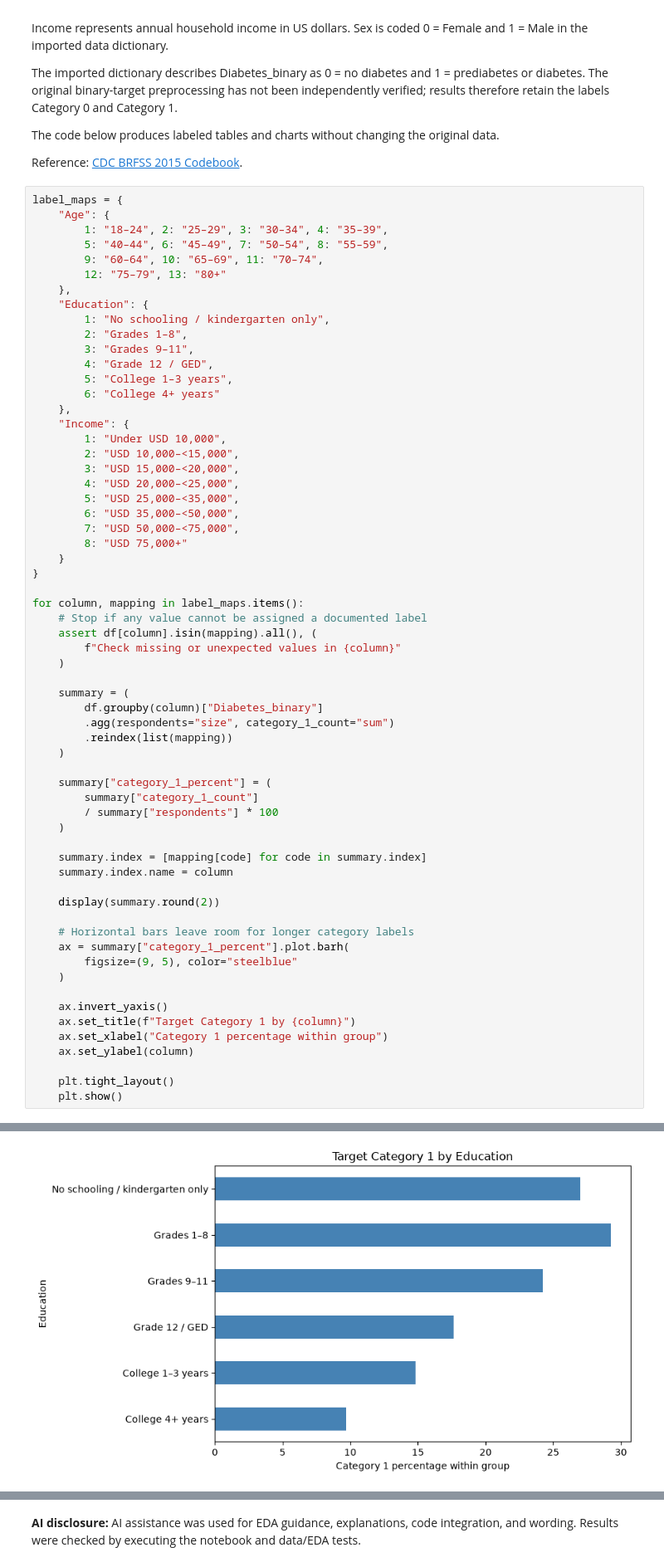
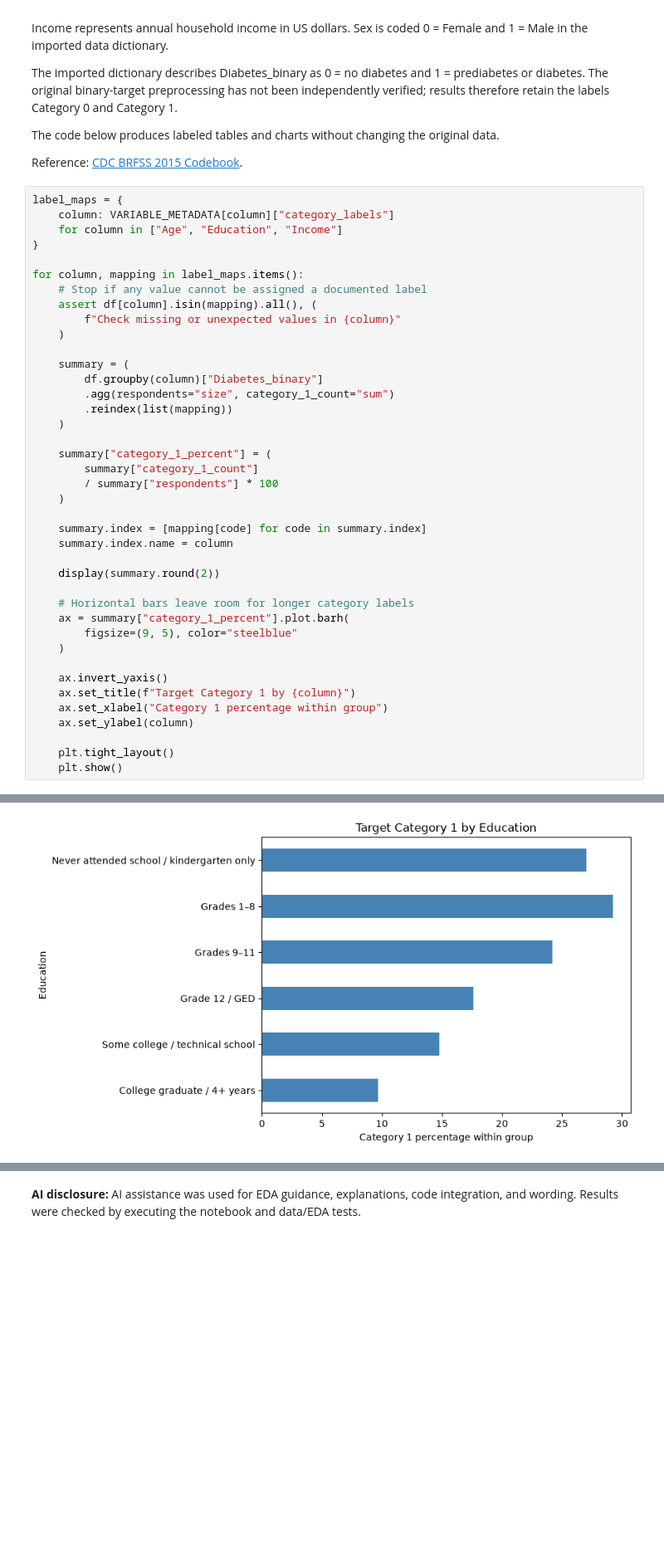
Before and after one commit to sstephen-2102/diabetes_health_analytics, a Jupyter notebook: notebooks/CDC_DIABETES_EDA.ipynb, the cells around one changed output, grey strips where cells are left out. Shown at 83% size. Cells and saved outputs as stored; diff of their text form; blank space fills up the shorter version.

```diff
--- a/notebooks/CDC_DIABETES_EDA.ipynb
+++ b/notebooks/CDC_DIABETES_EDA.ipynb
@@ -1199,30 +1199,8 @@ The code below produces labeled tables and charts without changing the original
 Reference: [CDC BRFSS 2015 Codebook](https://www.cdc.gov/brfss/annual_data/2015/pdf/CODEBOOK15_LLCP.pdf).
 # %%
 label_maps = {
-    "Age": {
-        1: "18–24", 2: "25–29", 3: "30–34", 4: "35–39",
-        5: "40–44", 6: "45–49", 7: "50–54", 8: "55–59",
-        9: "60–64", 10: "65–69", 11: "70–74",
-        12: "75–79", 13: "80+"
-    },
-    "Education": {
-        1: "No schooling / kindergarten only",
-        2: "Grades 1–8",
-        3: "Grades 9–11",
-        4: "Grade 12 / GED",
-        5: "College 1–3 years",
-        6: "College 4+ years"
-    },
-    "Income": {
-        1: "Under USD 10,000",
-        2: "USD 10,000–<15,000",
-        3: "USD 15,000–<20,000",
-        4: "USD 20,000–<25,000",
-        5: "USD 25,000–<35,000",
-        6: "USD 35,000–<50,000",
-        7: "USD 50,000–<75,000",
-        8: "USD 75,000+"
-    }
+    column: VARIABLE_METADATA[column]["category_labels"]
+    for column in ["Age", "Education", "Income"]
 }
 
 for column, mapping in label_maps.items():
@@ -1287,4 +1265,4 @@ for column, mapping in label_maps.items():
-[figure, old version]
+[figure, new version]
 |  | respondents | category_1_count | category_1_percent |
 | Income |  |  |  |
 | Under USD 10,000 | 9811 | 2383 | 24.29 |
```
Also changed, not shown: parts of 2 cells of this notebook, 12 other files.
